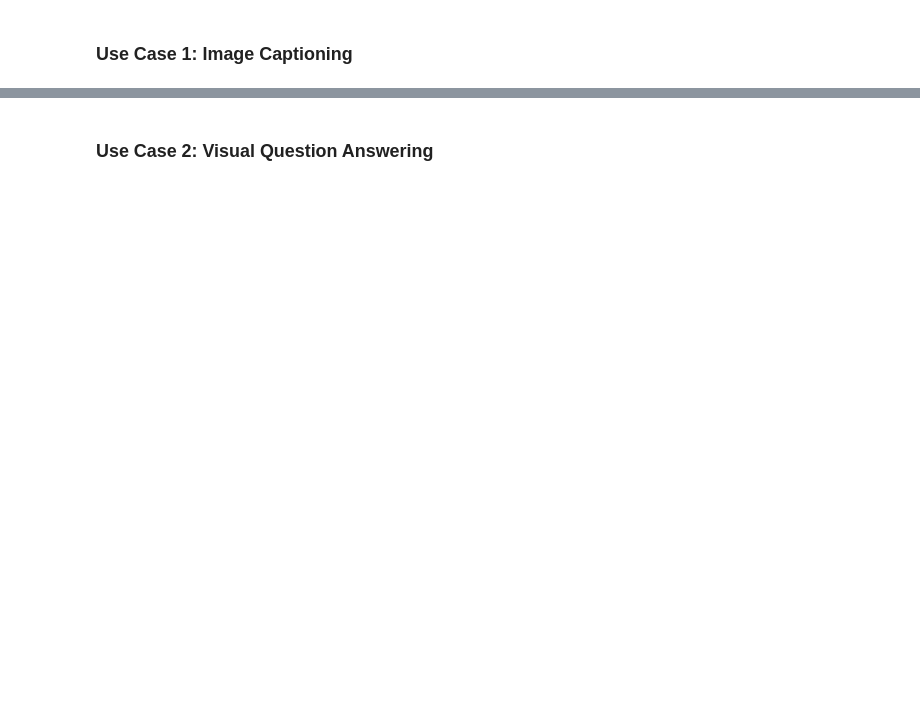
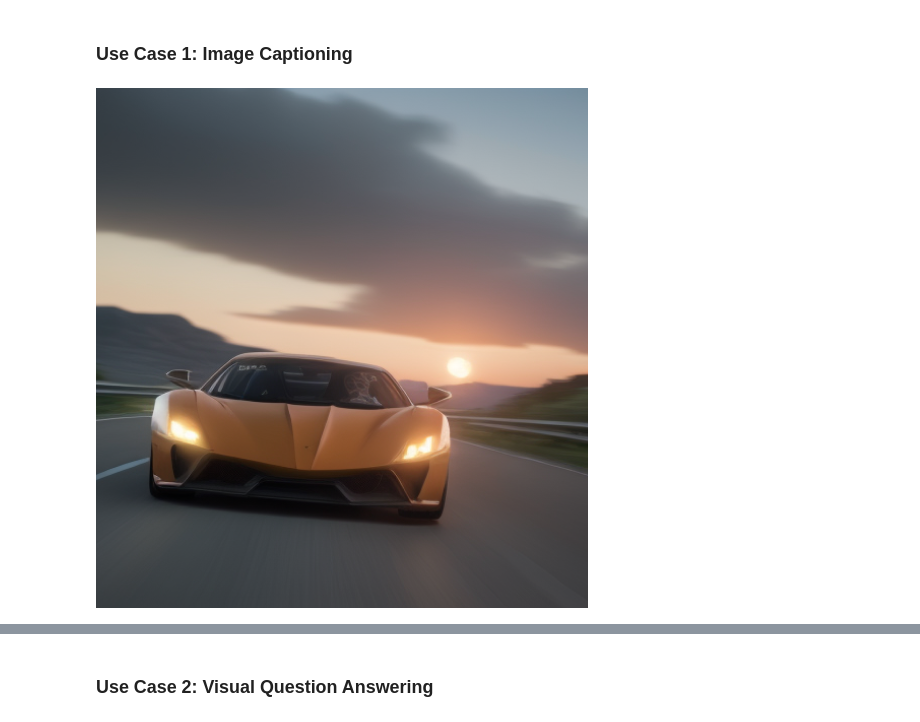
Before and after one commit to ssuai/Hands-On-Large-Language-Models, a Jupyter notebook: chapter09/lab_9-2.ipynb, the cells around one changed output, grey strips where cells are left out. Cells and saved outputs as stored; diff of their text form; code cells hidden in the pictures; blank space fills up the shorter version.

```diff
--- a/chapter09/lab_9-2.ipynb
+++ b/chapter09/lab_9-2.ipynb
@@ -93,7 +137,10 @@ tokens
 # %%
 # Load an AI-generated image of a supercar
 image = Image.open(urlopen(car_path)).convert("RGB")
 
 # Convert an image into inputs and preprocess it
-inputs = blip_processor(image, text="", return_tensors="pt").to(device, torch.float16)
+inputs = blip_processor(image, return_tensors="pt").to(device, torch.float16)
+# inputs = blip_processor(image, text="", return_tensors="pt").to(device, torch.float16)
 image
+# %% [output]
+[figure, added]
```
Also changed, not shown: parts of 16 cells of this notebook.
